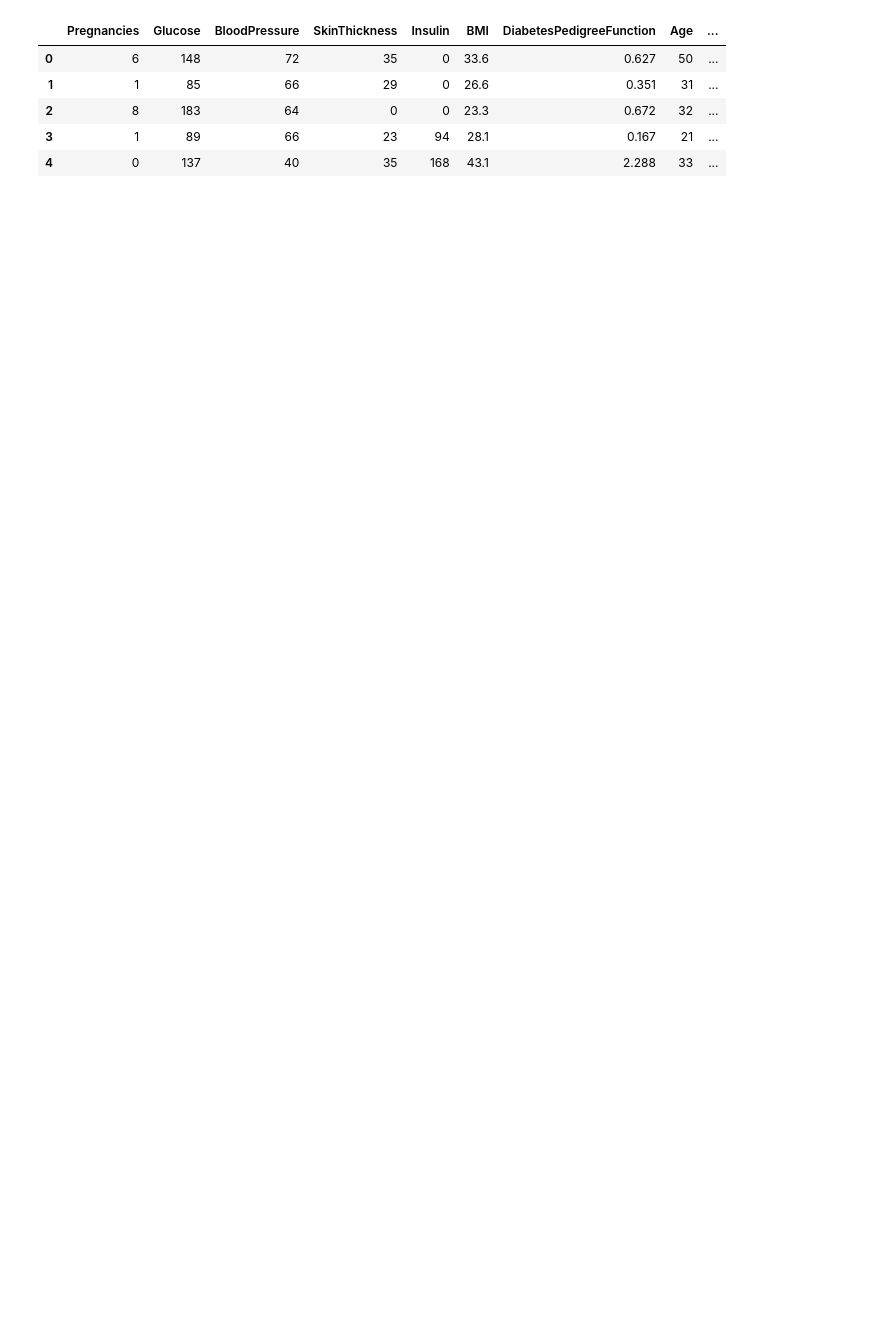
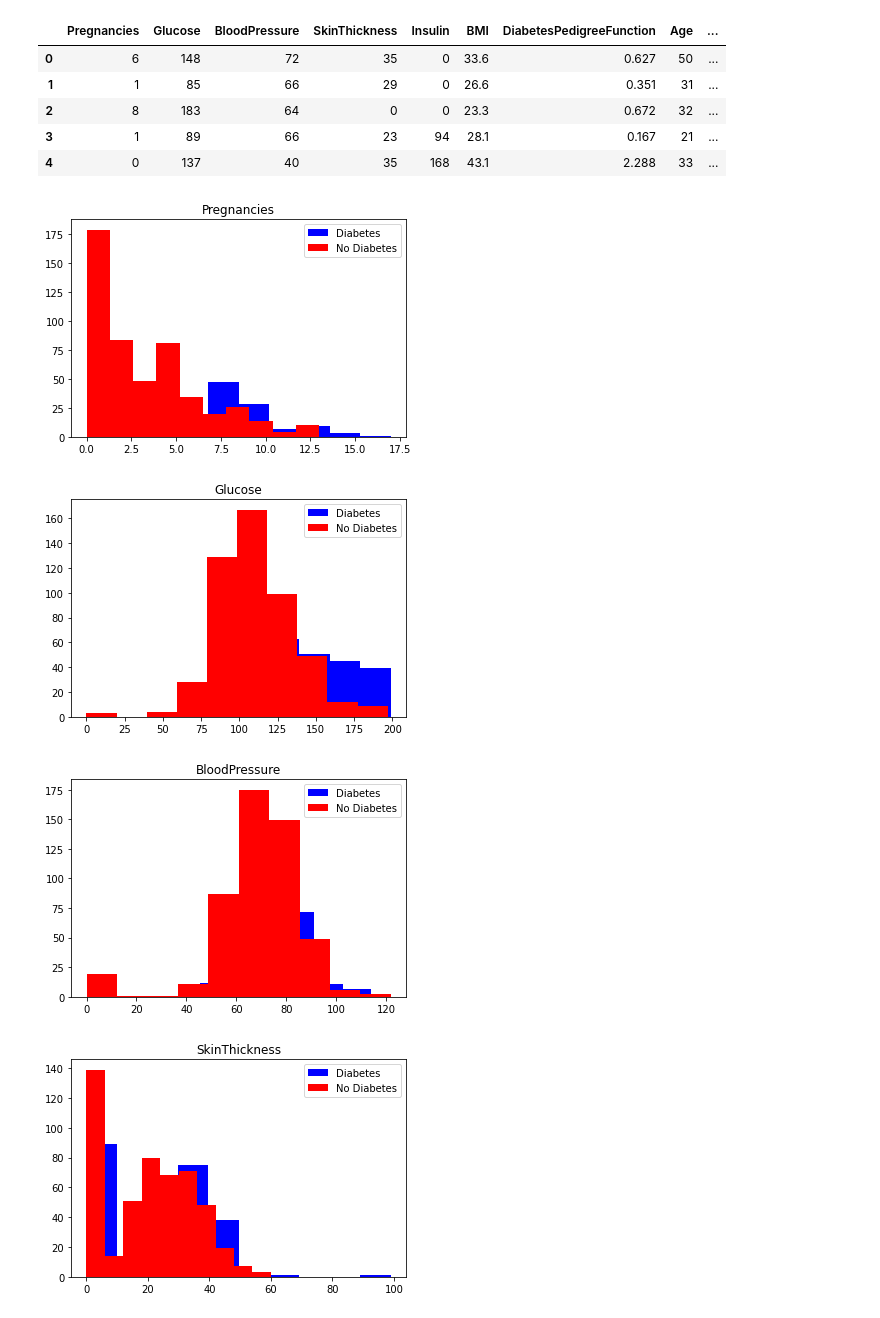
Before and after one commit to kamath7/ML-Scripts, a Jupyter notebook: CNN-TestClassi/my_cnn_book.ipynb, the cells around one changed output. Cells and saved outputs as stored; diff of their text form; code cells hidden in the pictures; blank space fills up the shorter version.

Commit message:
visualising

```diff
--- a/CNN-TestClassi/my_cnn_book.ipynb
+++ b/CNN-TestClassi/my_cnn_book.ipynb
@@ -15,3 +15,16 @@ df.head()
 | 2 | 8 | 183 | 64 | 0 | 0 | 23.3 | 0.672 | 32 | ... |
 | 3 | 1 | 89 | 66 | 23 | 94 | 28.1 | 0.167 | 21 | ... |
 | 4 | 0 | 137 | 40 | 35 | 168 | 43.1 | 2.288 | 33 | ... |
+# %%
+for i in range (len(df.columns[:-1])) :
+    label = df.columns[i]
+    plt.hist(df[df["Outcome"] == 1][label], color= "blue",label="Diabetes")
+    plt.hist(df[df["Outcome"] == 0][label], color= "red",label="No Diabetes")
+    plt.title(label)
+    plt.legend()
+    plt.show()
+# %% [output]
+[figure, added]
+[figure, added]
+[figure, added]
+[figure, added]
```
Also changed, not shown: parts of 1 cell of this notebook.
